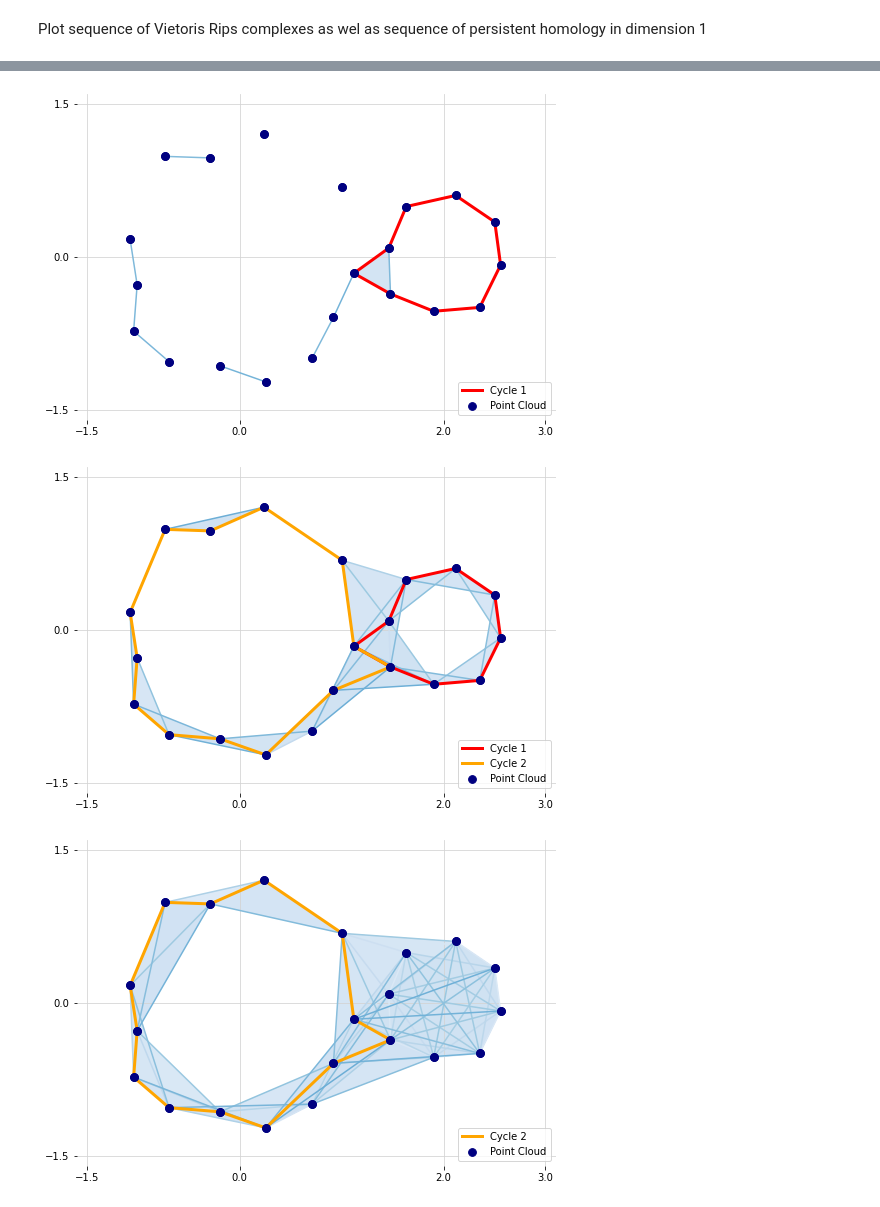
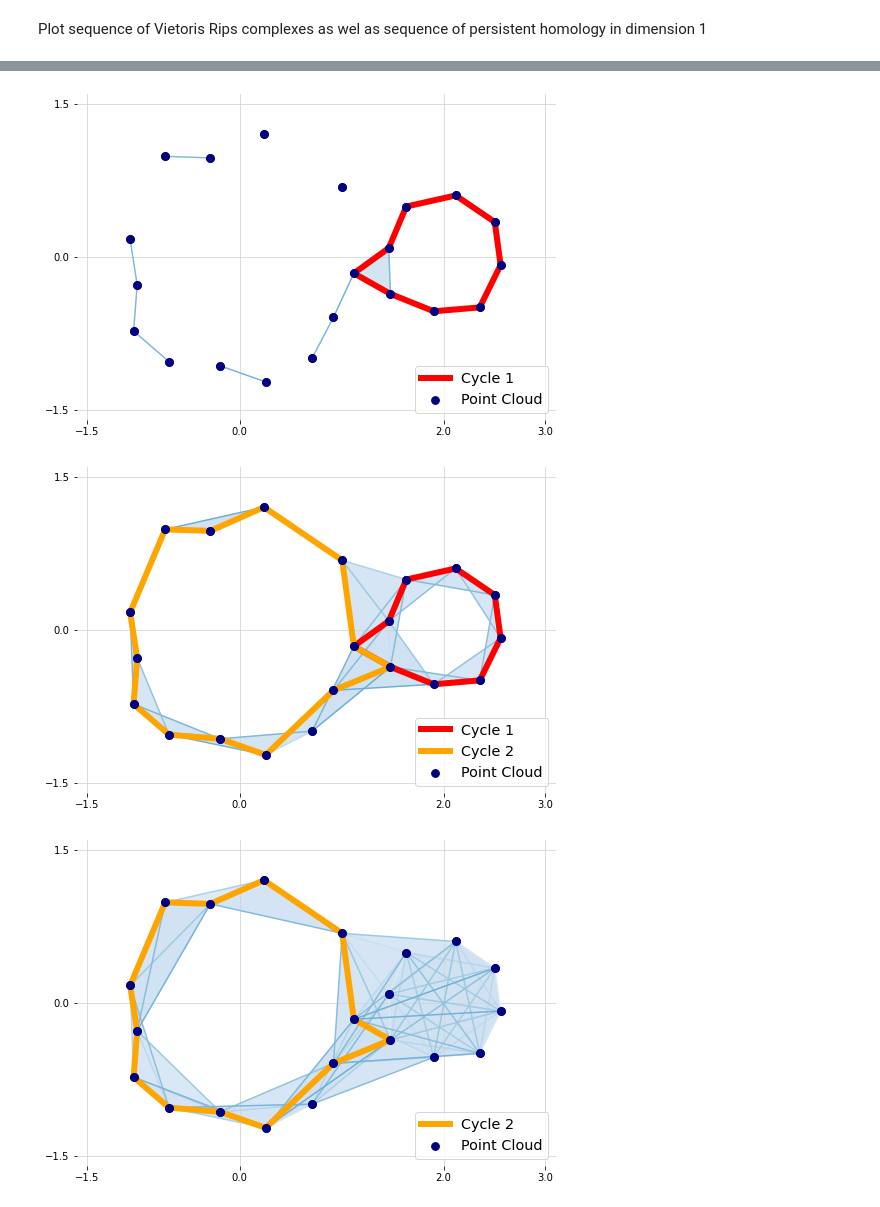
Before and after one commit to atorras1618/PerMaViss, a Jupyter notebook: examples/Image-Kernel Vietoris-Rips example.ipynb, the cells around one changed output, grey strips where cells are left out. Cells and saved outputs as stored; diff of their text form; code cells hidden in the pictures.

Commit message:
Example notebooks: Added figures for rep circle.

```diff
--- a/examples/Image-Kernel Vietoris-Rips example.ipynb
+++ b/examples/Image-Kernel Vietoris-Rips example.ipynb
@@ -124,9 +124,9 @@ for idx_max_r, max_plotting_r in enumerate([0.1, 0.5, 1, 1.5, 2]):
                     edge = C[1][idx] # get edge from index
                     vertices = X[edge] # recover vertices
                     if idx_cycle==0:
-                        ax.plot(vertices[:, 0], vertices[:, 1], color='red', linewidth=3, label='Cycle 1')
+                        ax.plot(vertices[:, 0], vertices[:, 1], color='red', linewidth=6, label='Cycle 1')
                     else:
-                        ax.plot(vertices[:, 0], vertices[:, 1], color='orange', linewidth=3, label='Cycle 2')
+                        ax.plot(vertices[:, 0], vertices[:, 1], color='orange', linewidth=6, label='Cycle 2')
 
     # scatter plot
     ax.scatter(X[:,0], X[:,1], s=60, c='navy', zorder=2.5, label='Point Cloud')
@@ -135,9 +135,9 @@ for idx_max_r, max_plotting_r in enumerate([0.1, 0.5, 1, 1.5, 2]):
     # avoid repeating labels on legend
     handles, labels = ax.get_legend_handles_labels()
     by_label = dict(zip(labels, handles)) # dictionary deletes repeating labels
-    ax.legend(by_label.values(), by_label.keys(), loc='lower right')
+    ax.legend(by_label.values(), by_label.keys(), loc='lower right', fontsize='x-large')
 
     # save figure ########################################################
 
-    plt.savefig("figures/diagram_rep_circle_" + str(idx_max_r) + ".png", pad_inches=0.05, bbox_inches=None)
+    plt.savefig("figures/diagram_rep_circle_" + str(idx_max_r) + ".png", pad_inches=0, bbox_inches='tight')
 # %% [output]
@@ -145,3 +145,3 @@ for idx_max_r, max_plotting_r in enumerate([0.1, 0.5, 1, 1.5, 2]):
-[figure, old version]
+[figure, new version]
-[figure, old version]
+[figure, new version]
-[figure, old version]
+[figure, new version]
```
Also changed, not shown: parts of 2 cells of this notebook, 6 other files.
